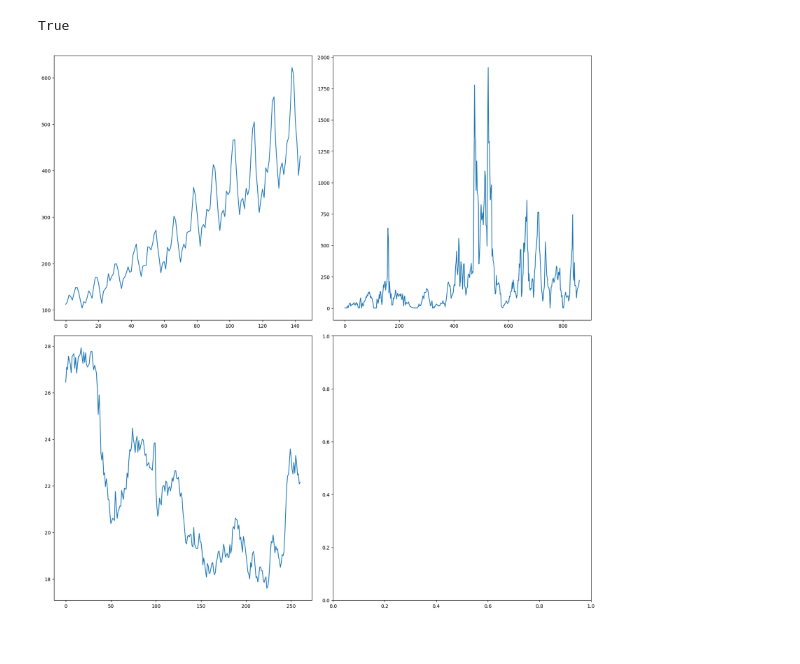
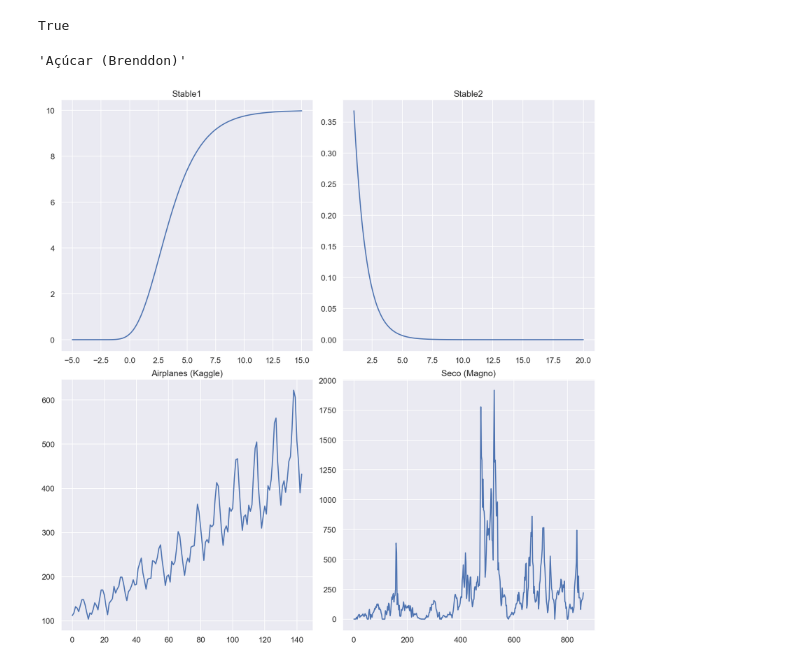
Before and after one commit to Guilherme-Ataliba/Rooling_window-Versatus, a Jupyter notebook: SRRollingMetric/RollingMetric.ipynb, the cells around one changed output. Drawn from its saved outputs; the diff is of its cells as text; code cells hidden in the pictures.

```diff
--- a/SRRollingMetric/RollingMetric.ipynb
+++ b/SRRollingMetric/RollingMetric.ipynb
@@ -62,17 +62,31 @@ X5 = sugar_data_manip.X.values
 y5 = sugar_data_manip.y.values
 
 data = [
+    [X1, y1],
+    [X2, y2],
     [X3, y3],
     [X4, y4],
     [X5, y5]
 ]
+
+sns.set_theme("talk")
+# %%
+"Açúcar (Brenddon)"
+# %% [output]
+'Açúcar (Brenddon)'
 # %%
 fig, axs = plt.subplots(2, 2, constrained_layout=True, figsize=(16, 16))
+titles = ["Stable1", "Stable2", "Airplanes (Kaggle)", "Seco (Magno)"]
 
+c=0
 for ax, current_data in zip(axs.flatten(), data):
     ax.plot(current_data[0], current_data[1])
+    ax.set_title(titles[c])
+    c += 1
+
+plt.savefig("presentation_figures/test_data1.png", dpi=400)
 # %% [output]
-[figure, old version]
+[figure, new version]
 # %%
 pyreg = PySRRegressor(
     binary_operators=["+", "-", "*", "/"],
```
Also changed, not shown: parts of 4 cells of this notebook, 3 other files.
